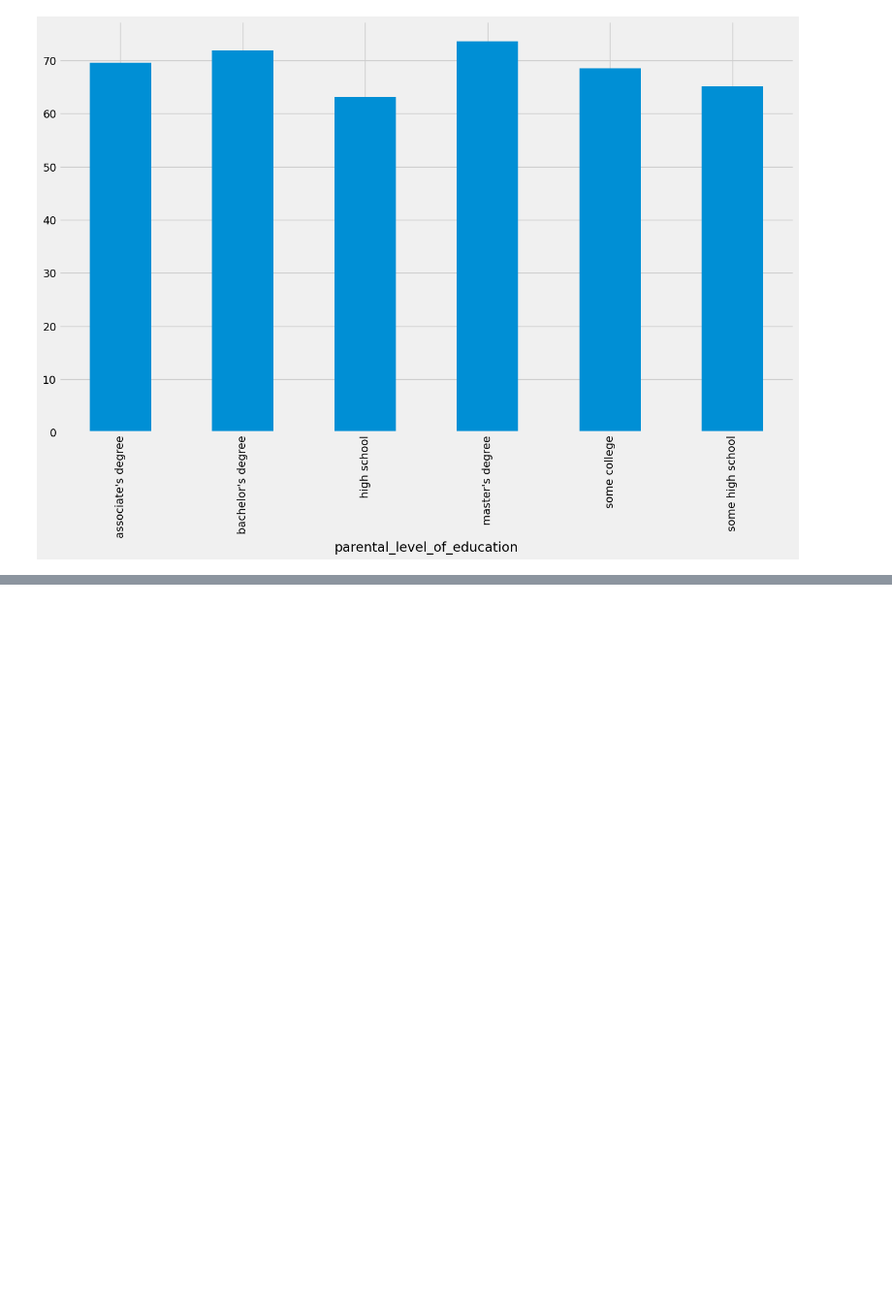
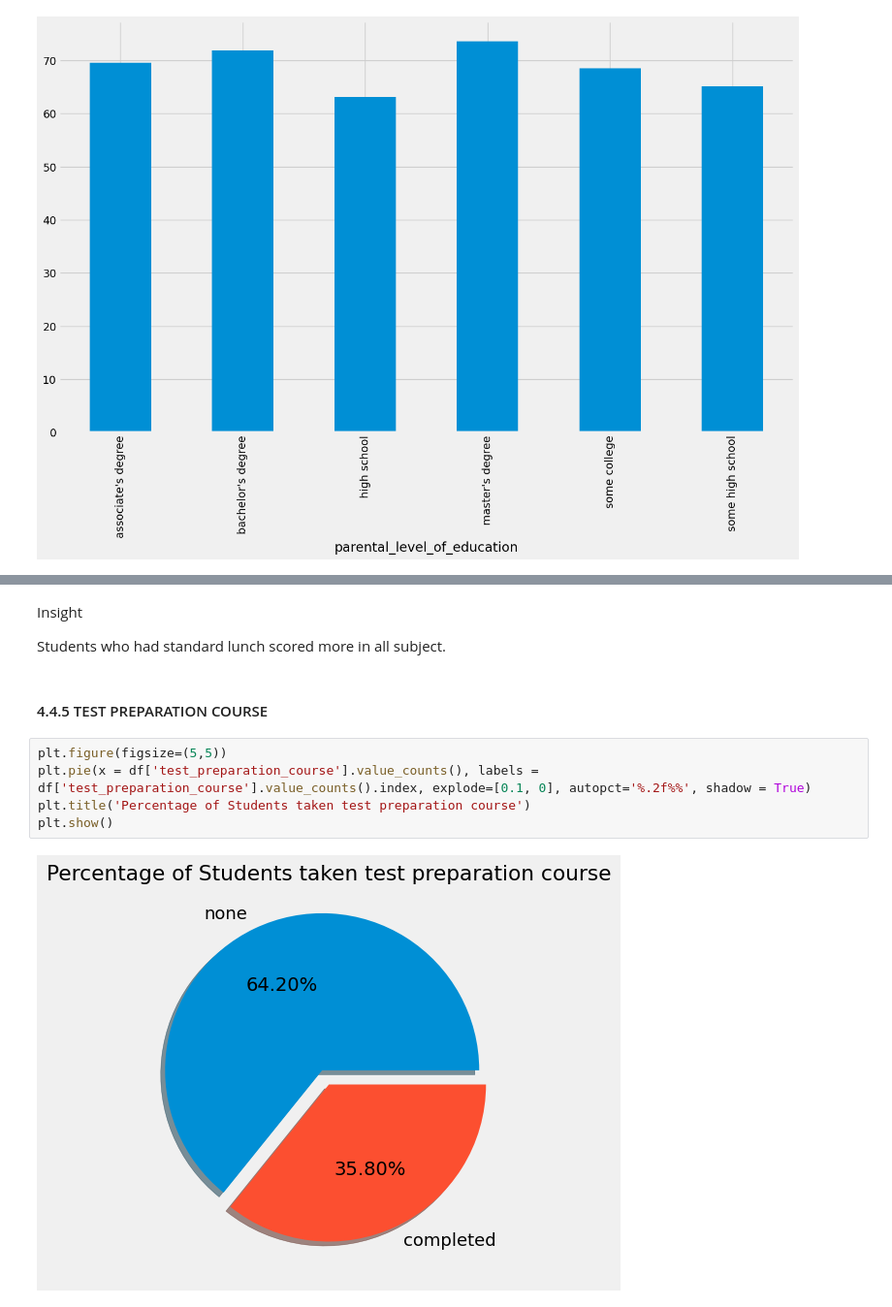
Before and after one commit to AbdulRasheed1011/Project1, a Jupyter notebook: notebook/EDA.ipynb, the cells around one changed output, grey strips where cells are left out. Shown at 97% size. Drawn from its saved outputs; the diff is of its cells as text; blank space fills up the shorter version.

```diff
--- a/notebook/EDA.ipynb
+++ b/notebook/EDA.ipynb
@@ -516,0 +559,13 @@ df.groupby('parental_level_of_education')['average_score'].mean().plot(kind = 'b
+# %% [markdown]
+Insight
+
+Students who had standard lunch scored more in all subject.
+# %% [markdown]
+#### 4.4.5 TEST PREPARATION COURSE
+# %%
+plt.figure(figsize=(5,5))
+plt.pie(x = df['test_preparation_course'].value_counts(), labels = df['test_preparation_course'].value_counts().index, explode=[0.1, 0], autopct='%.2f%%', shadow = True)
+plt.title('Percentage of Students taken test preparation course')
+plt.show()
+# %% [output]
+[figure, added]
```
Also changed, not shown: parts of 14 cells of this notebook, 6 other files.
